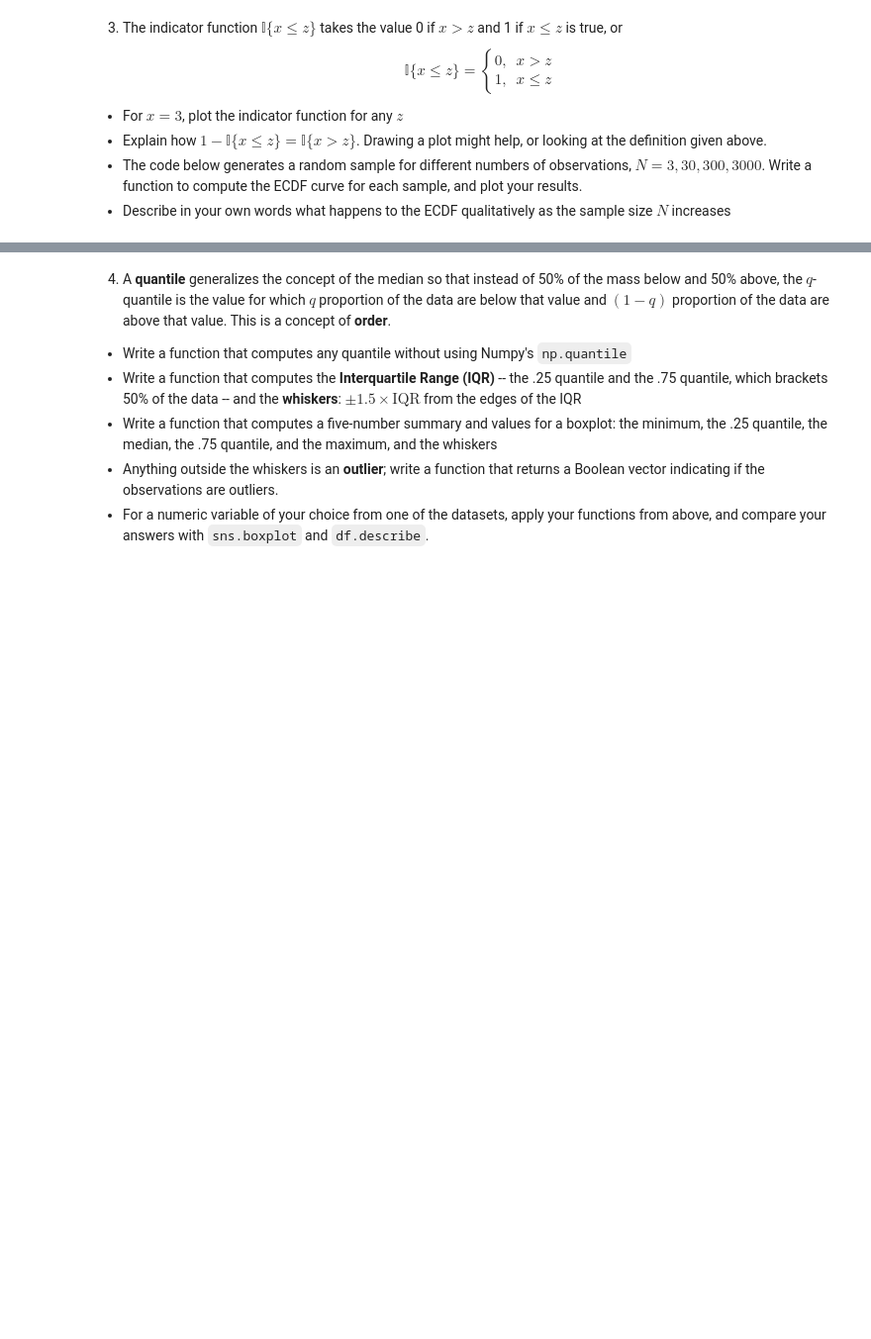
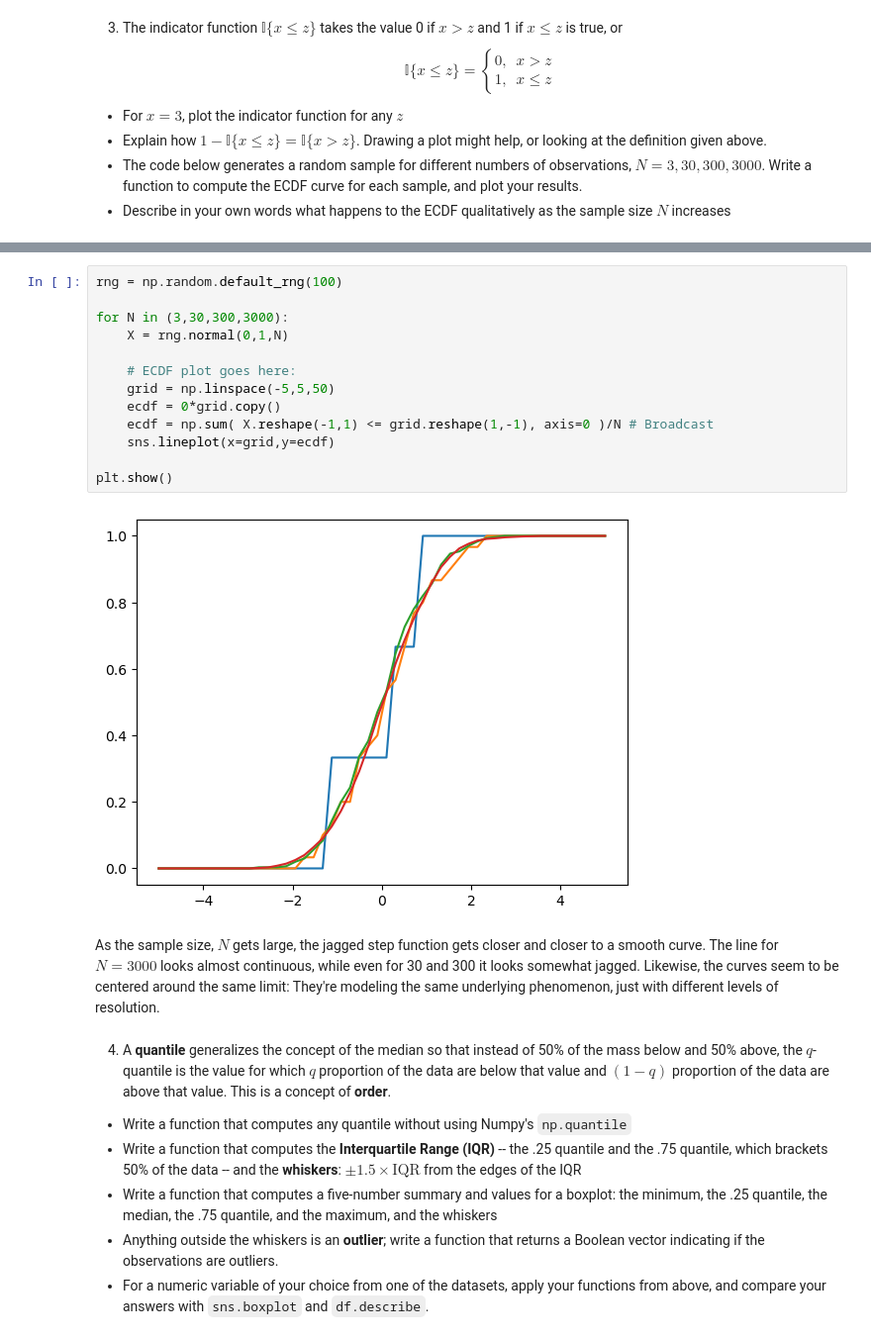
Before and after one commit to rde6mn/understanding_uncertainty_assignments, a Jupyter notebook: assignment_2_solution.ipynb, the cells around one changed output, grey strips where cells are left out. Shown: that part at 99% size. Saved outputs shown, nothing was run; the diff lists cells and outputs as text; blank space fills up the shorter version.

```diff
--- a/assignment_2_solution.ipynb
+++ b/assignment_2_solution.ipynb
@@ -48,3 +196,20 @@ for N in (3,30,300,3000):
+# %%
+rng = np.random.default_rng(100)
+
+for N in (3,30,300,3000):
+    X = rng.normal(0,1,N)
+
+    # ECDF plot goes here:
+    grid = np.linspace(-5,5,50)
+    ecdf = 0*grid.copy()
+    ecdf = np.sum( X.reshape(-1,1) <= grid.reshape(1,-1), axis=0 )/N # Broadcast
+    sns.lineplot(x=grid,y=ecdf)
+
+plt.show()
+# %% [output]
+[figure, added]
+# %% [markdown]
+As the sample size, $N$ gets large, the jagged step function gets closer and closer to a smooth curve. The line for $N=3000$ looks almost continuous, while even for 30 and 300 it looks somewhat jagged. Likewise, the curves seem to be centered around the same limit: They're modeling the same underlying phenomenon, just with different levels of resolution.
 # %% [markdown]
 4. A **quantile** generalizes the concept of the median so that instead of 50% of the mass below and 50% above, the $q$-quantile is the value for which $q$ proportion of the data are below that value and $(1-q)$ proportion of the data are above that value. This is a concept of **order**.
 
```
Also changed, not shown: parts of 27 cells of this notebook.
